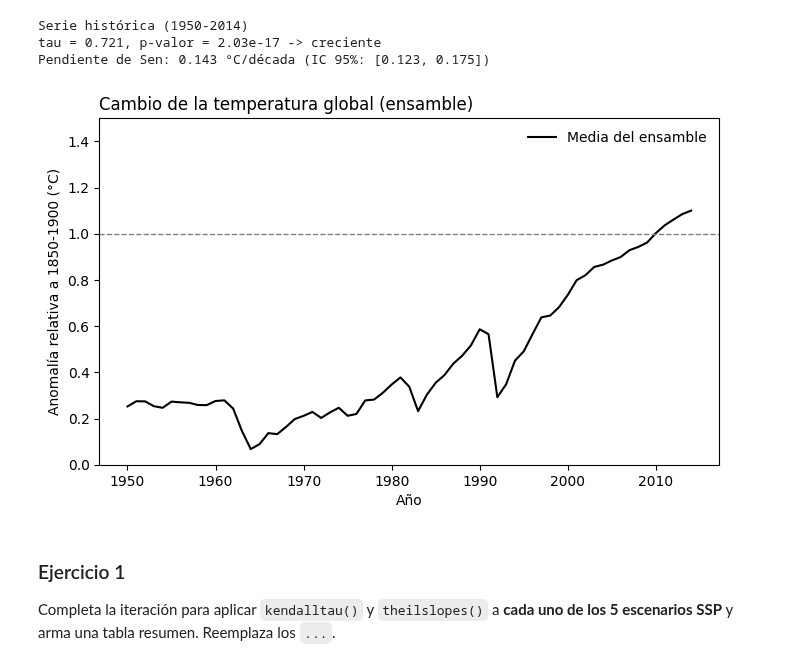
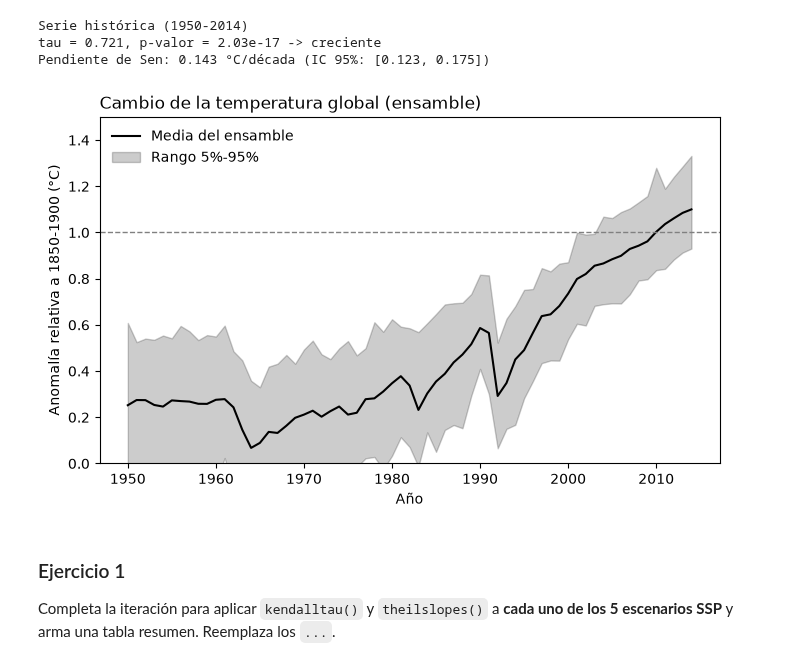
Before and after one commit to SALINASSebas/geocomputacion_-1GEO20-, a Jupyter notebook: ejercicios/ejercicios_aplicados/proyecciones_climaticas.ipynb, the cells around one changed output. Saved outputs shown, nothing was run; the diff lists cells and outputs as text; code cells hidden in the pictures.

Commit message:
Actualizar documentos y agregar ejercicios proyecciones_climaticas_grillado

```diff
--- a/ejercicios/ejercicios_aplicados/proyecciones_climaticas.ipynb
+++ b/ejercicios/ejercicios_aplicados/proyecciones_climaticas.ipynb
@@ -33,12 +33,12 @@ Los 6 archivos comparten la misma estructura (`Year`, `5%`, `Mean`, `95%`), así
 ruta = "data/climate_projections"  # editar según la ruta donde estén los archivos
 
 archivos = {
-    "Historical": ruta + "/tas_global_Historical.csv",
-    "SSP1-1.9":   ruta + "/tas_global_SSP1_1_9.csv",
-    "SSP1-2.6":   ruta + "/tas_global_SSP1_2_6.csv",
-    "SSP2-4.5":   ruta + "/tas_global_SSP2_4_5.csv",
-    "SSP3-7.0":   ruta + "/tas_global_SSP3_7_0.csv",
-    "SSP5-8.5":   ruta + "/tas_global_SSP5_8_5.csv",
+    "Historical": "https://raw.githubusercontent.com/SALINASSebas/geocomputacion_-1GEO20-/refs/heads/main/ejercicios/ejercicios_aplicados/data/climate_projections/tas_global_Historical.csv",
+    "SSP1-1.9":   "https://raw.githubusercontent.com/SALINASSebas/geocomputacion_-1GEO20-/refs/heads/main/ejercicios/ejercicios_aplicados/data/climate_projections/tas_global_SSP1_1_9.csv",
+    "SSP1-2.6":   "https://raw.githubusercontent.com/SALINASSebas/geocomputacion_-1GEO20-/refs/heads/main/ejercicios/ejercicios_aplicados/data/climate_projections/tas_global_SSP1_2_6.csv",
+    "SSP2-4.5":   "https://raw.githubusercontent.com/SALINASSebas/geocomputacion_-1GEO20-/refs/heads/main/ejercicios/ejercicios_aplicados/data/climate_projections/tas_global_SSP2_4_5.csv",
+    "SSP3-7.0":   "https://raw.githubusercontent.com/SALINASSebas/geocomputacion_-1GEO20-/refs/heads/main/ejercicios/ejercicios_aplicados/data/climate_projections/tas_global_SSP3_7_0.csv",
+    "SSP5-8.5":   "https://raw.githubusercontent.com/SALINASSebas/geocomputacion_-1GEO20-/refs/heads/main/ejercicios/ejercicios_aplicados/data/climate_projections/tas_global_SSP5_8_5.csv",
 }
 
 partes = []
@@ -101,21 +101,21 @@ Pendiente de Sen: 0.143 °C/década (IC 95%: [0.123, 0.175])
 # %%
 serie = datos[datos["escenario"] == "Historical"]
 
 fig, ax = plt.subplots(figsize=(8, 4.5))
 
 ax.plot(serie["Year"], serie["Mean"] , color="k", label="Media del ensamble")
-# ax.fill_between(serie["Year"], serie["5%"], serie["95%"],
-#                 color="k", alpha=0.2, label="Rango 5%-95%")
+ax.fill_between(serie["Year"], serie["5%"], serie["95%"],
+                color="k", alpha=0.2, label="Rango 5%-95%")
 ax.axhline(1, color="gray", linestyle="--", linewidth=1)
 ax.set_xlabel("Año")
 ax.set_ylabel("Anomalía relativa a 1850-1900 (°C)")
 ax.set_title("Cambio de la temperatura global (ensamble)", loc="left")
 ax.legend(frameon=False)
 ax.set_ylim(0, 1.5)
-plt.savefig("cambio_temperatura_global.png",dpi=300, bbox_inches='tight')
+#plt.savefig("cambio_temperatura_global.png",dpi=300, bbox_inches='tight')
 plt.show()
 # %% [output]
-[figure, old version]
+[figure, new version]
 # %% [markdown]
 ### Ejercicio 1
 
```
Also changed, not shown: parts of 4 cells of this notebook, 11 other files.
